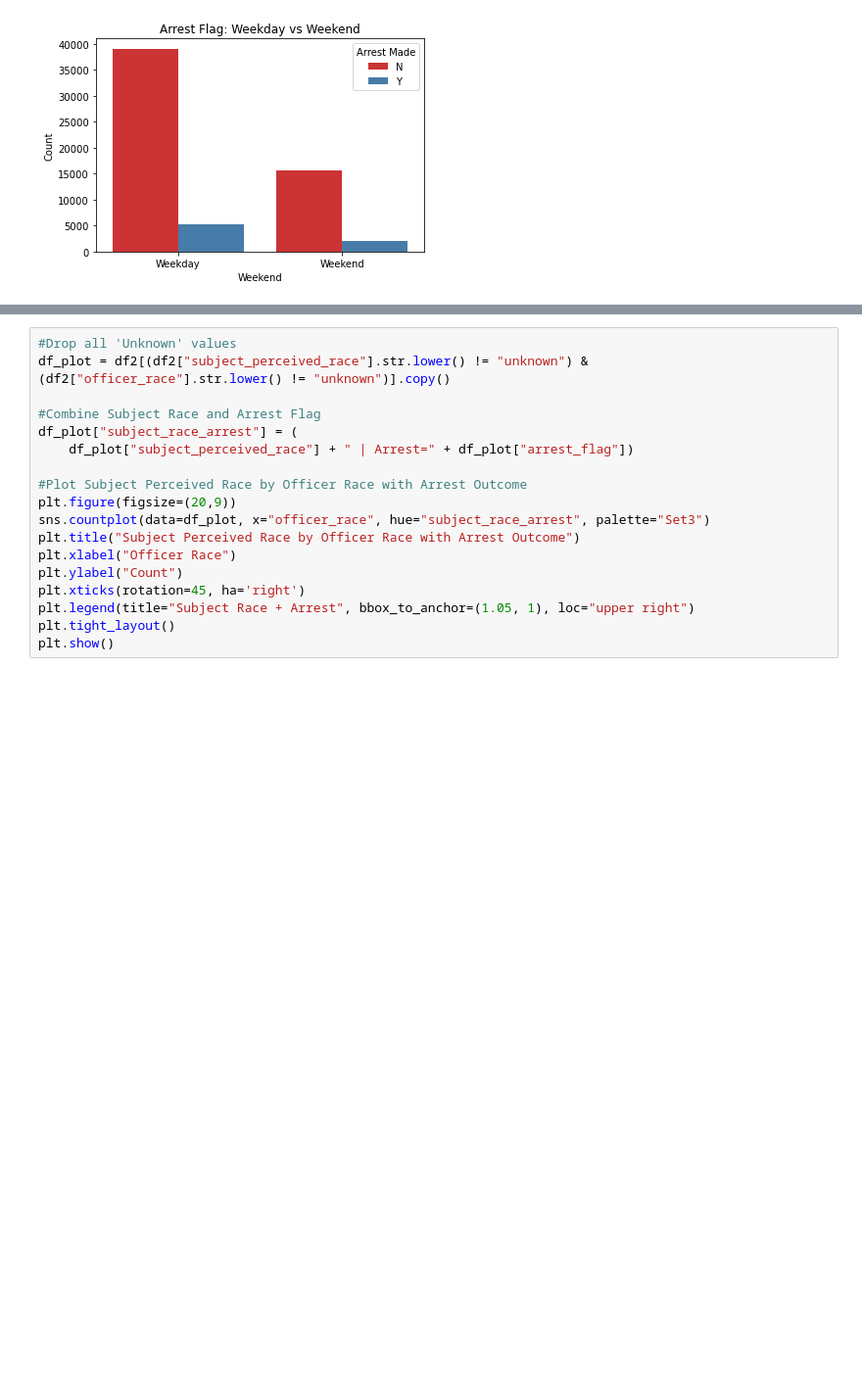
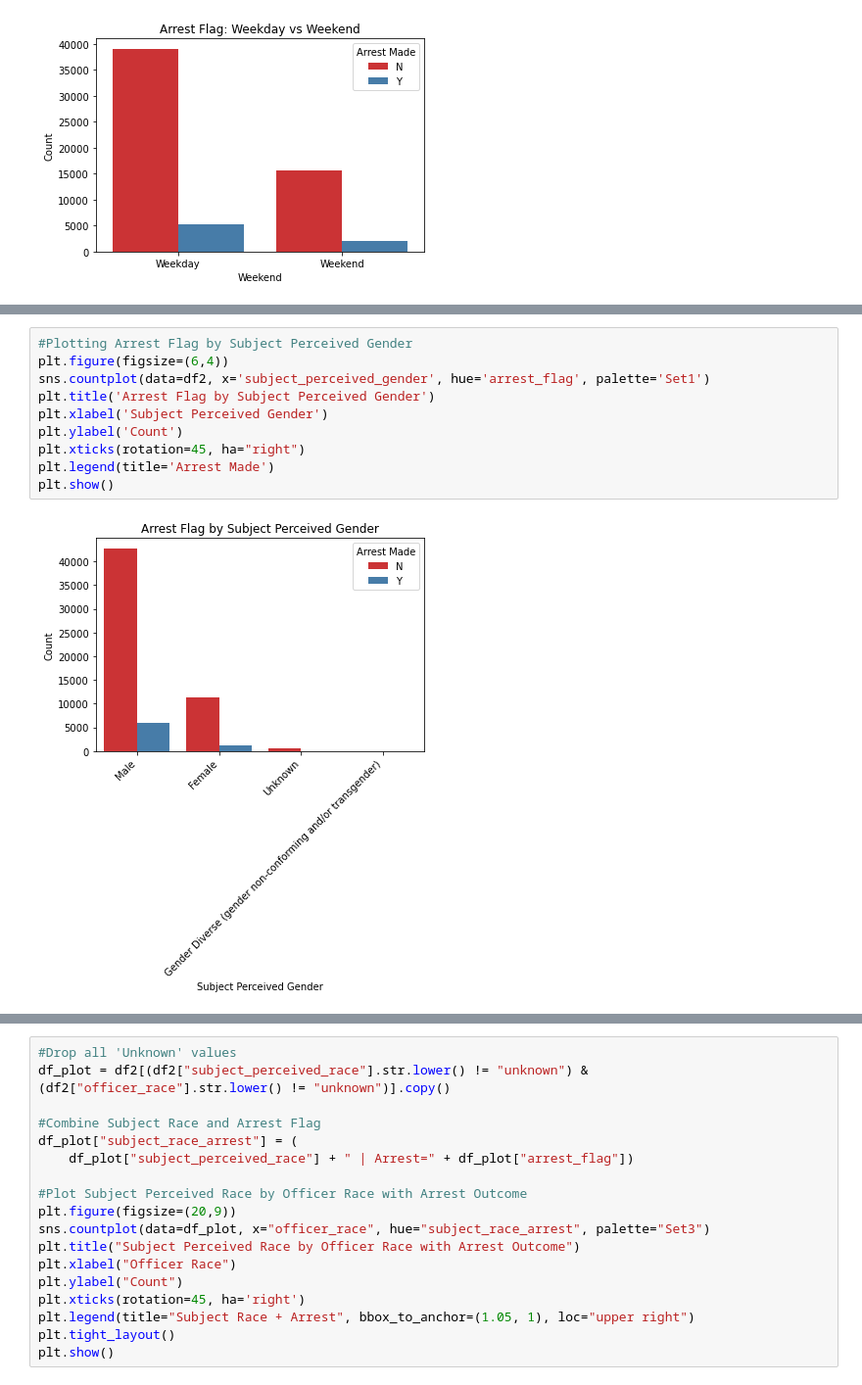
Before and after one commit to StacyMogeni/phase3_project, a Jupyter notebook: Untitled.ipynb, the cells around one changed output, grey strips where cells are left out. Shown: that part at 98% size. Drawn from its saved outputs; the diff is of its cells as text; blank space fills up the shorter version.

```diff
--- a/Untitled.ipynb
+++ b/Untitled.ipynb
@@ -1045,0 +1097,12 @@ plt.show()
+# %%
+#Plotting Arrest Flag by Subject Perceived Gender
+plt.figure(figsize=(6,4))
+sns.countplot(data=df2, x='subject_perceived_gender', hue='arrest_flag', palette='Set1')
+plt.title('Arrest Flag by Subject Perceived Gender')
+plt.xlabel('Subject Perceived Gender')
+plt.ylabel('Count')
+plt.xticks(rotation=45, ha="right")
+plt.legend(title='Arrest Made')
+plt.show()
+# %% [output]
+[figure, added]
```
Also changed, not shown: parts of 95 cells of this notebook.
